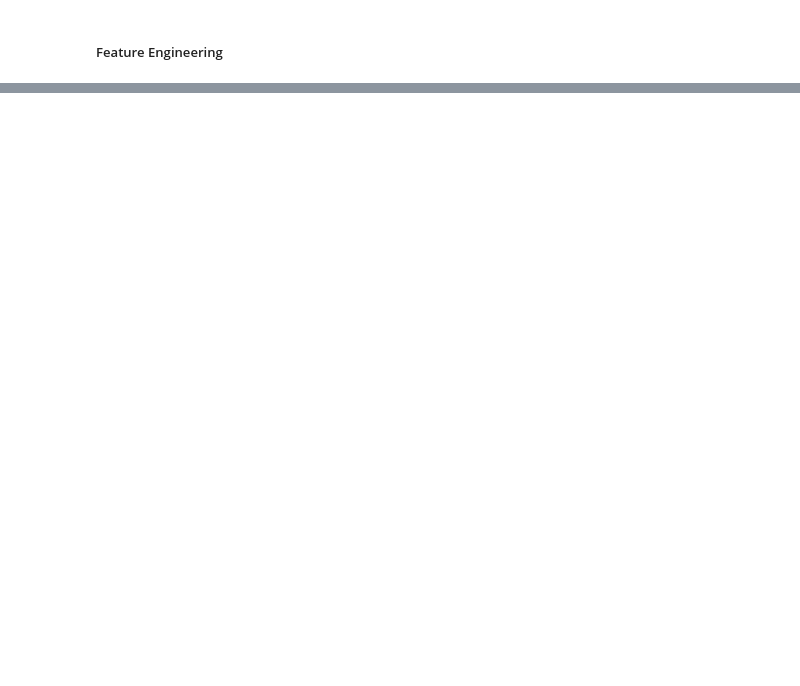
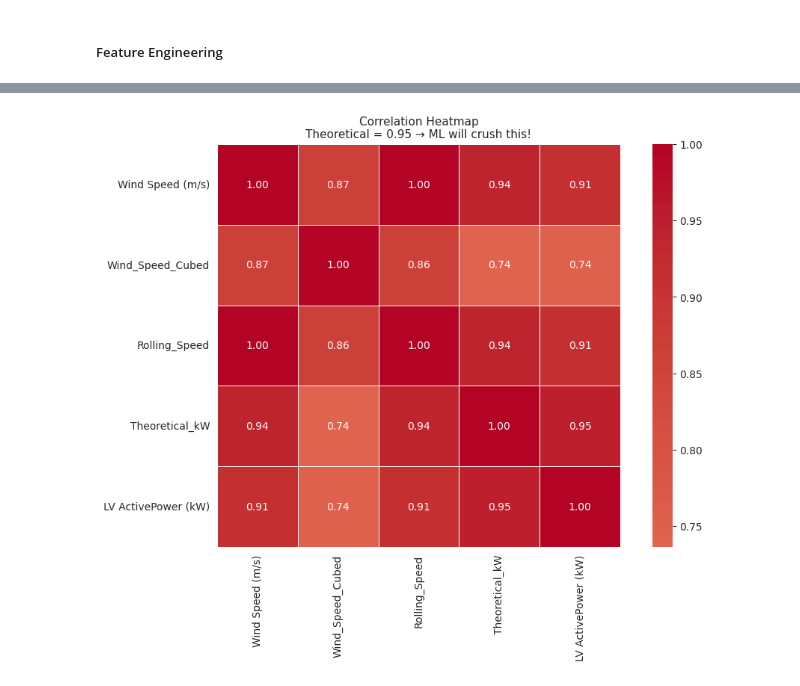
Before and after one commit to KKDS09/Forecasting-Wind-Turbine-Power-Output-using-Machine-Learning, a Jupyter notebook: WindTurbine_Prediction_AICTE.ipynb, the cells around one changed output, grey strips where cells are left out. Saved outputs shown, nothing was run; the diff lists cells and outputs as text; code cells hidden in the pictures; blank space fills up the shorter version.

```diff
--- a/WindTurbine_Prediction_AICTE.ipynb
+++ b/WindTurbine_Prediction_AICTE.ipynb
@@ -112,0 +136,9 @@ print(turbine_data[['Wind Speed (m/s)', 'Wind_Speed_Cubed', 'Dir_Sin', 'Dir_Cos'
+# %%
+corr = turbine_data[['Wind Speed (m/s)', 'Wind_Speed_Cubed', 'Rolling_Speed','Theoretical_kW', 'LV ActivePower (kW)']].corr()
+
+plt.figure(figsize=(11, 7))
+sns.heatmap(corr, annot=True, cmap='coolwarm', center=0, fmt='.2f', linewidths=0.5, square=True)
+plt.title('Correlation Heatmap\nTheoretical = 0.95 → ML will crush this!', fontsize=11)
+plt.show()
+# %% [output]
+[figure, added]
```
Also changed, not shown: parts of 6 cells of this notebook.
